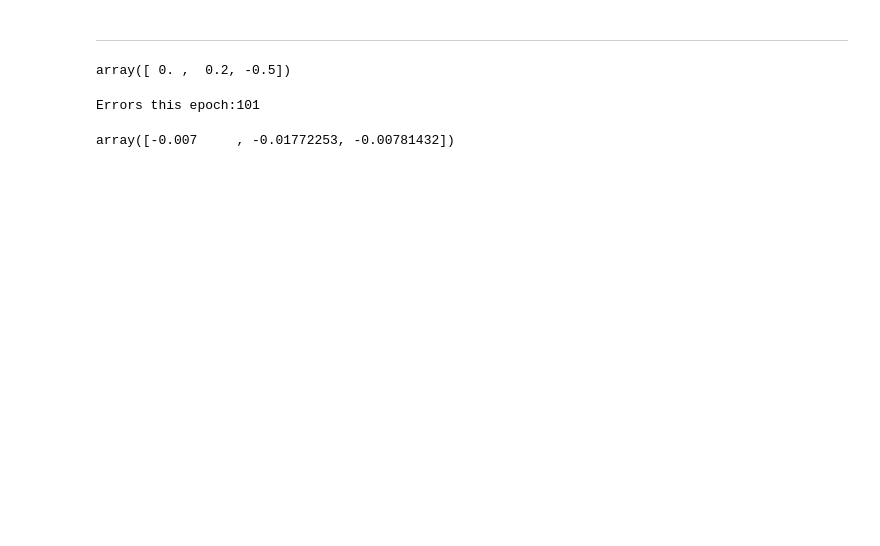
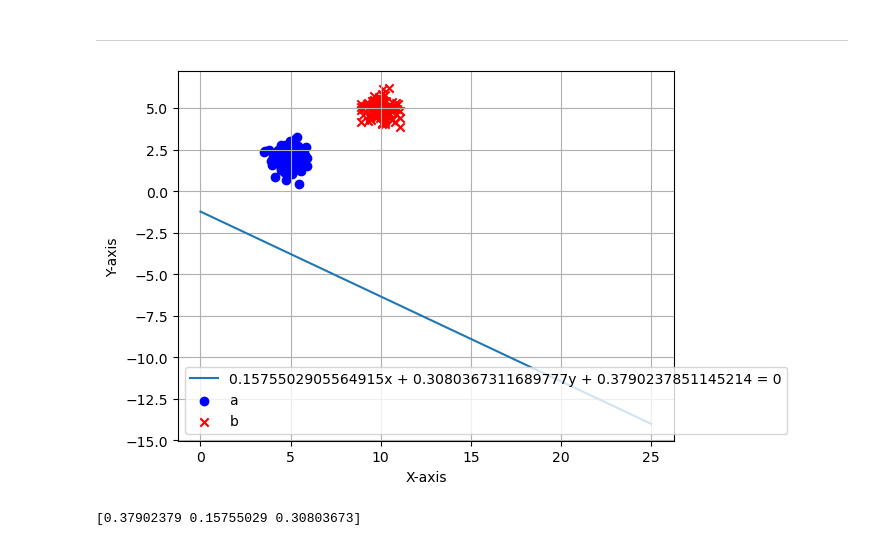
Before and after one commit to Seyoooo/ANNandDAlabs, a Jupyter notebook: sam.ipynb, the cells around one changed output. Drawn from its saved outputs; the diff is of its cells as text; code cells hidden in the pictures; blank space fills up the shorter version.

```diff
--- a/sam.ipynb
+++ b/sam.ipynb
@@ -207,13 +232,20 @@ p = PerceptronLearningClassifier(0.001)
-# %%
-p.W
-# %% [output]
-array([ 0. ,  0.2, -0.5])
-# %%
-p.fit_one_epoch(X_train, y_train)
-# %% [output]
-Errors this epoch:101
-# %%
-p.W
-# %% [output]
-array([-0.007     , -0.01772253, -0.00781432])
+# %%
+x = np.linspace(0, 25, 10)
+a = p1.W[1]
+b = p1.W[2]
+c = p1.W[0]
+y = (-a / b) * x - (c / b) # ax + by + c = 0
+plt.plot(x, y, label=f'{a}x + {b}y + {c} = 0')
+plt.scatter(aX1, aX2, c='b', label='a', marker='o')
+plt.scatter(bX1, bX2, c='r', label='b', marker='x')
+plt.xlabel('X-axis')
+plt.ylabel('Y-axis')
+plt.legend()
+plt.grid(True)
+plt.show()
+
+print(p1.W)
+# %% [output]
+[figure, added]
+[0.37902379 0.15755029 0.30803673]
 # %%
```
Also changed, not shown: parts of 21 cells of this notebook, 2 other files.
